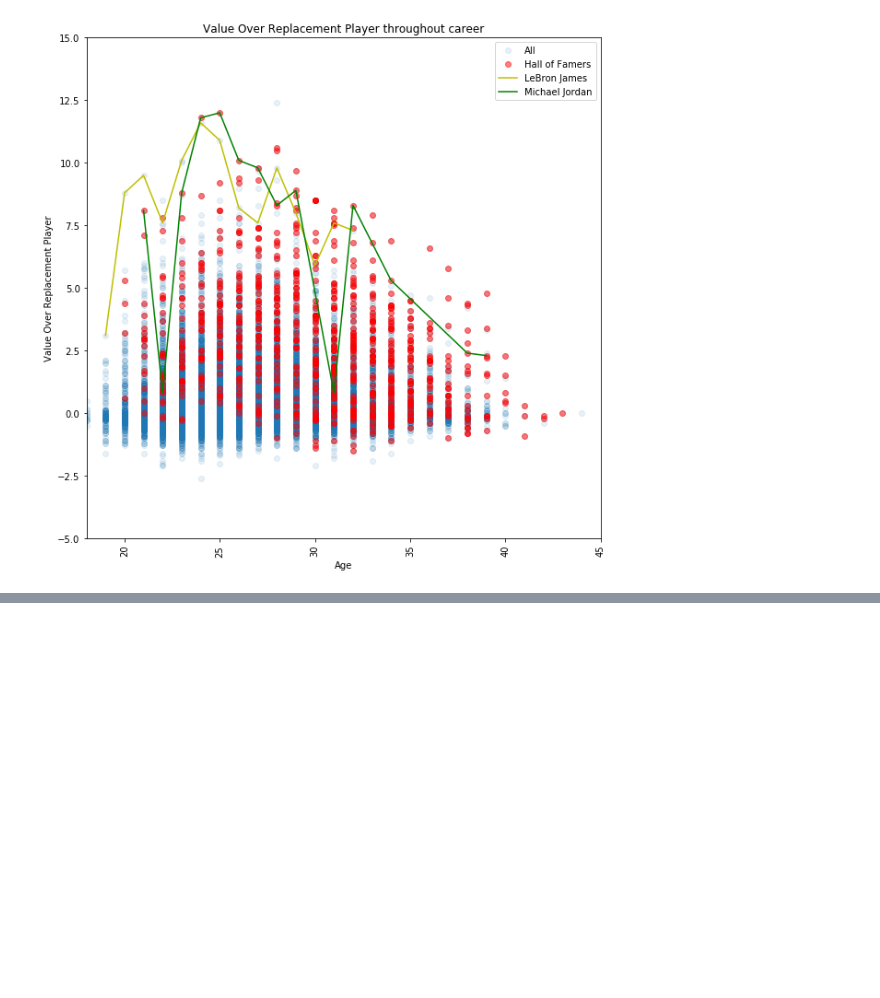
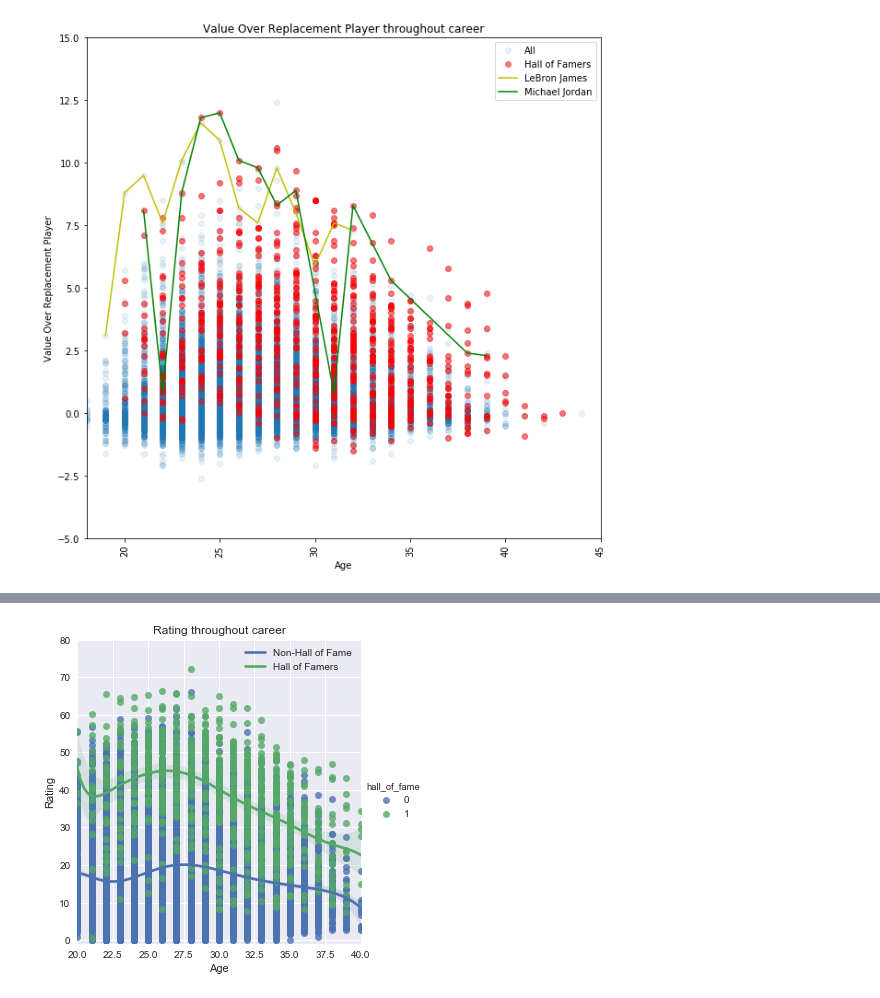
Before and after one commit to kevinetta/nba_data_science, a Jupyter notebook: NBAPROJECT.ipynb, the cells around one changed output, grey strips where cells are left out. Cells and saved outputs as stored; diff of their text form; code cells hidden in the pictures; blank space fills up the shorter version.

```diff
--- a/NBAPROJECT.ipynb
+++ b/NBAPROJECT.ipynb
@@ -213,0 +203,10 @@ KeyError: 'rating_per_game'
+# %%
+sns.lmplot(x='Age', y='rating_per_game', data=Seasons, order=10, hue='hall_of_fame')
+plt.xlabel('Age')
+plt.ylabel('Rating')
+plt.title('Rating throughout career')
+plt.legend(['Non-Hall of Fame','Hall of Famers'], fontsize = 10)
+plt.axis([20, 40, -1, 80])
+plt.show()
+# %% [output]
+[figure, added]
```
Also changed, not shown: parts of 25 cells of this notebook.
